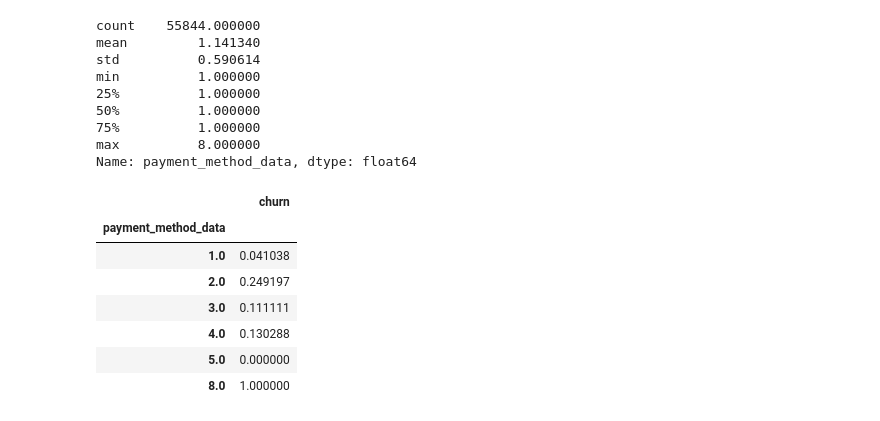
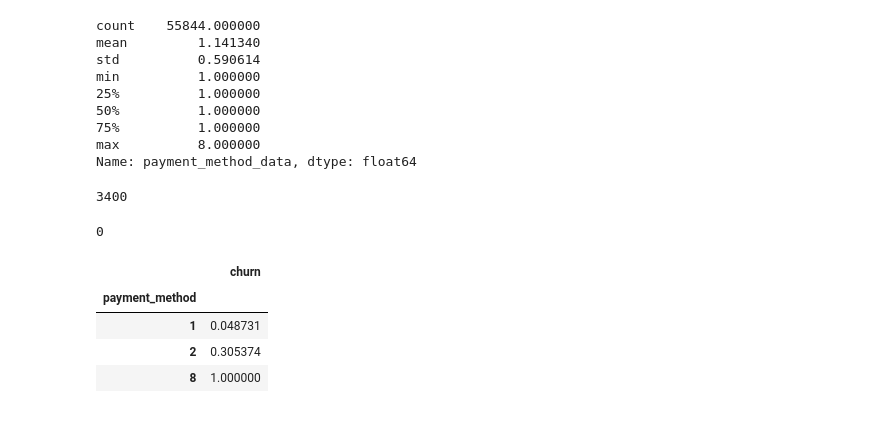
Before and after one commit to DiegoAlves-data/Visual_Studio_Data_Science, a Jupyter notebook: Final_Project/Final_Project_02.ipynb, the cells around one changed output. Saved outputs shown, nothing was run; the diff lists cells and outputs as text; code cells hidden in the pictures.

```diff
--- a/Final_Project/Final_Project_02.ipynb
+++ b/Final_Project/Final_Project_02.ipynb
@@ -771,14 +781,21 @@ min          1.000000
 75%          1.000000
 max          8.000000
 Name: payment_method_data, dtype: float64
+# %%
+data_final['payment_method_data'].isnull().sum()
+# %% [output]
+3400
+# %%
+data_final['payment_method'].isnull().sum()
+# %% [output]
+0
+# %%
+data_final.drop(['payment_method_data'], axis=1, inplace=True)
 # %%
-data_final.groupby('payment_method_data').mean()[['churn']]
+data_final.groupby('payment_method').mean()[['churn']]
 # %% [output]
 |  | churn |
-| payment_method_data |  |
-| 1.0 | 0.041038 |
-| 2.0 | 0.249197 |
-| 3.0 | 0.111111 |
-| 4.0 | 0.130288 |
-| 5.0 | 0.000000 |
-| 8.0 | 1.000000 |
+| payment_method |  |
+| 1 | 0.048731 |
+| 2 | 0.305374 |
+| 8 | 1.000000 |
```
Also changed, not shown: parts of 25 cells of this notebook.
